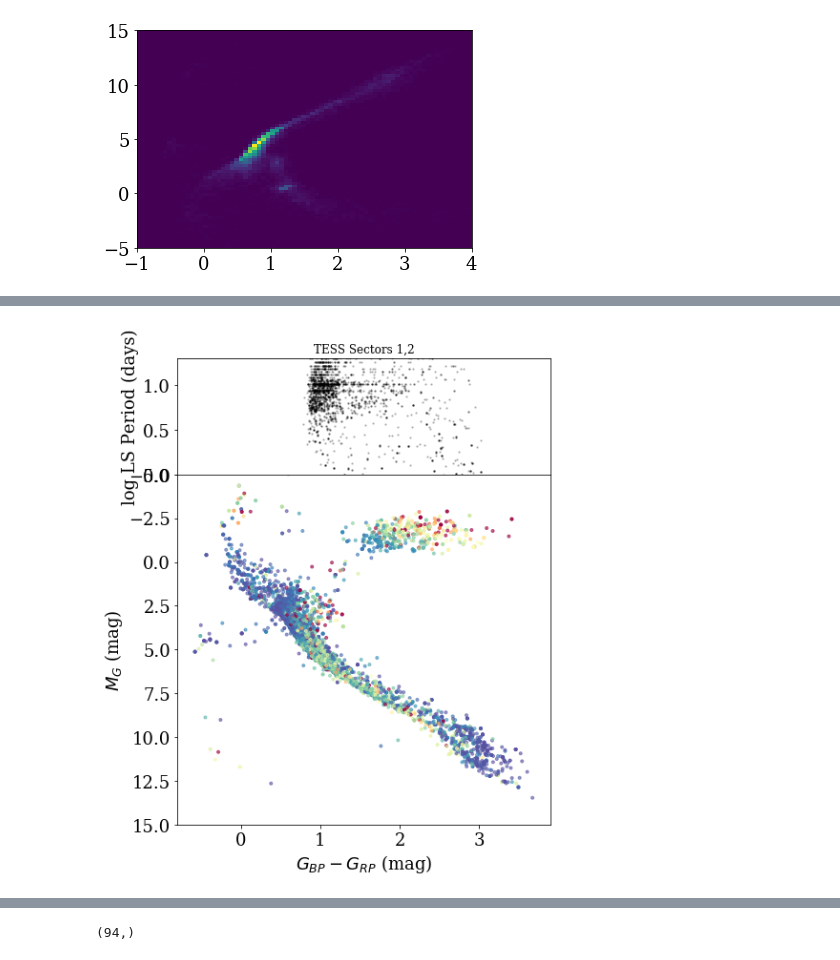
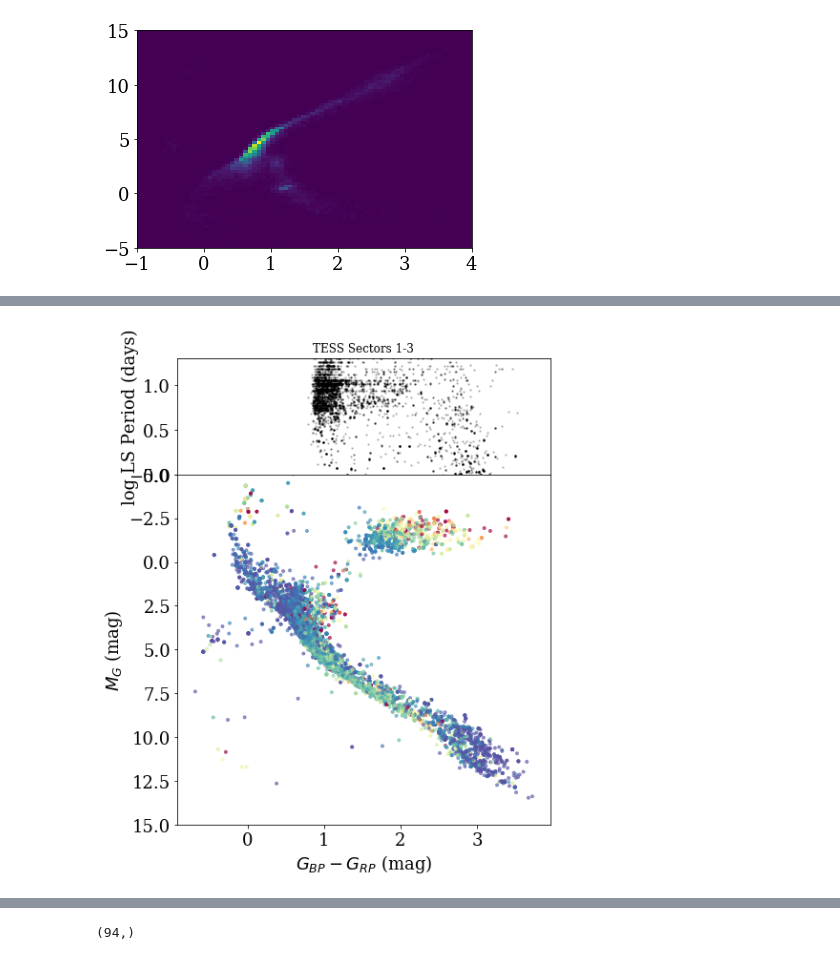
Before and after one commit to jradavenport/helloTESS, a Jupyter notebook: quick_search.ipynb, the cells around one changed output, grey strips where cells are left out. Drawn from its saved outputs; the diff is of its cells as text; code cells hidden in the pictures.

```diff
--- a/quick_search.ipynb
+++ b/quick_search.ipynb
@@ -51,6 +57,8 @@ FL_f0 = np.array([])
 FL_f1 = np.array([])
 
 for k in range(len(files)):
+    tbl = -1
+    df = -1
     try:
         tbl = Table.read(files[k], format='fits')
         df = tbl.to_pandas()
@@ -127,7 +135,7 @@ for k in range(len(files)):
                 plt.savefig('figures/' + files[k].split('/')[-1] + '.jpeg', bbox_inches='tight', pad_inches=0.25)
                 plt.close()
 
-    except (OSError, KeyError, TypeError):
+    except (OSError, KeyError, TypeError, ValueError):
         print('k=' + str(k) + ' bad file: ' + files[k])
 # %% [output]
 fig. K = 0
@@ -246,5 +264,6 @@ print(uTIC[imax], NTIC[imax])
 # %%
 df1 = pd.read_csv(tess_dir + 'gaiatess1_xmatch_1arsec-result.csv')
 df2 = pd.read_csv(tess_dir + 'gaiatess2_xmatch_1arsec-result.csv')
+df3 = pd.read_csv(tess_dir + 'gaiatess3_xmatch_1arsec-result.csv')
 # %%
-df = pd.concat([df1, df2], ignore_index=True, sort=False)
+df = pd.concat([df1, df2, df3], ignore_index=True, sort=False)
@@ -336,6 +362,6 @@ plt.ylim(15,-5)
 # %%
 msbad = np.where((gdata['phot_g_mean_mag'][ok] - 5. * np.log10(gdata[u'r_est'].values[ok]) + 5 > 5) &
-                 (gdata['phot_g_mean_mag'][ok] - 5. * np.log10(gdata[u'r_est'].values[ok]) + 5 < 10) &
+                 (gdata['phot_g_mean_mag'][ok] - 5. * np.log10(gdata[u'r_est'].values[ok]) + 5 < 13) &
                  (gdata['bp_rp'][ok] > 0.5))[0]
 print(np.shape(msbad))
 # %% [output]
@@ -362,34 +388,34 @@ plt.ylim(10.2,4)
 # %%
 
 
 fig, (a0, a1) = plt.subplots(ncols=1, nrows=2, sharex=True,
                              gridspec_kw = {'height_ratios':[1,3]},
                              figsize=(7,9))
 
 a0.scatter(gdata['bp_rp'].values[ok[msbad]], np.log10(gdata['per'].values[ok[msbad]]), s=2, alpha=0.2, c='k')
 # a0.set_yscale('log')
 a0.set_ylabel('log LS Period (days)')
 # plt.xlabel('$G_{BP} - G_{RP}$ (mag)')
 # plt.xlim(0.67,1.7)
 a0.set_ylim(0, 1.3)
-a0.set_title('TESS Sectors 1,2', fontsize=12)
+a0.set_title('TESS Sectors 1-3', fontsize=12)
 
 
 a1.scatter(gdata['bp_rp'][ok], gdata['phot_g_mean_mag'][ok] - 5. * np.log10(gdata[u'r_est'].values[ok]) + 5,
             alpha=0.6, s=9, c=(gdata['per'].values[ok]), cmap=plt.cm.Spectral_r)
 
 # cbar = plt.colorbar()
 # cbar.set_label('LS Period (days)')
 
 a1.set_xlabel('$G_{BP} - G_{RP}$ (mag)')
 a1.set_ylabel('$M_G$ (mag)')
 a1.set_ylim(15,-5)
 
 fig.subplots_adjust(hspace=0)
 
 # plt.savefig('cmd_per1.jpeg', dpi=150, bbox_inches='tight', pad_inches=0.25)
 # %% [output]
-[figure, old version]
+[figure, new version]
 # %%
 plt.figure(figsize=(12,7))
 plt.scatter(gdata['bp_rp'].values[ok[msbad]], gdata['per'].values[ok[msbad]], s=15, alpha=0.2, c='k')
```
Also changed, not shown: parts of 24 cells of this notebook.
